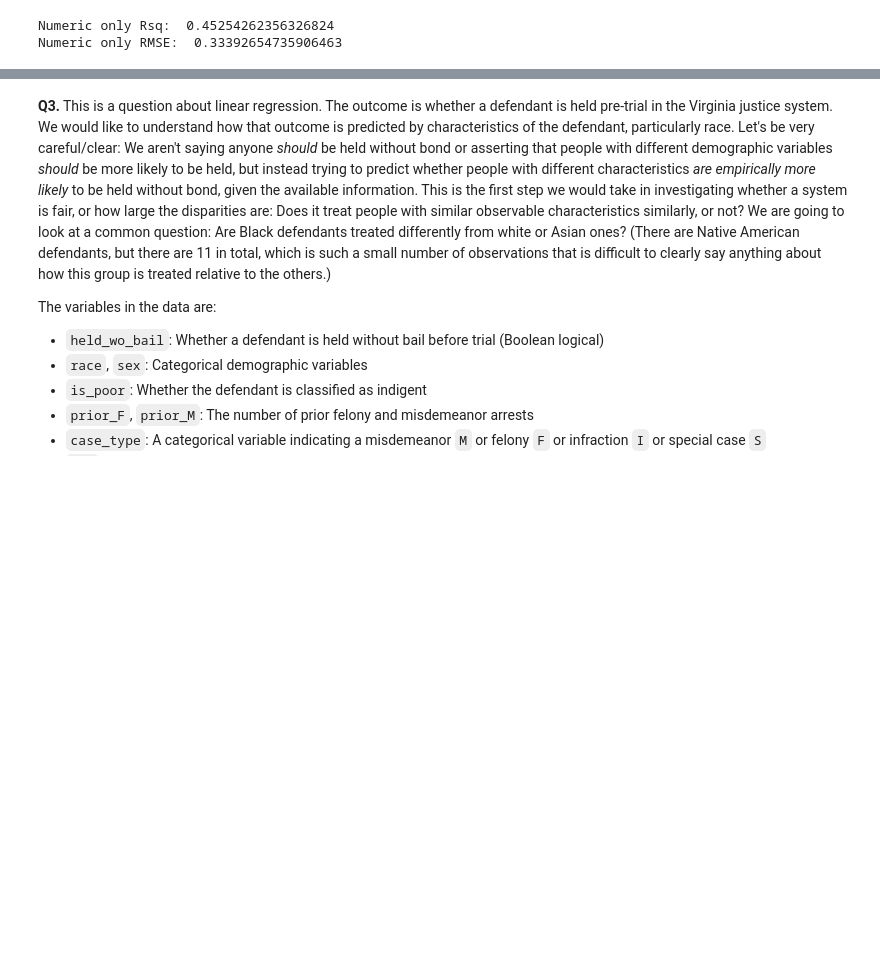
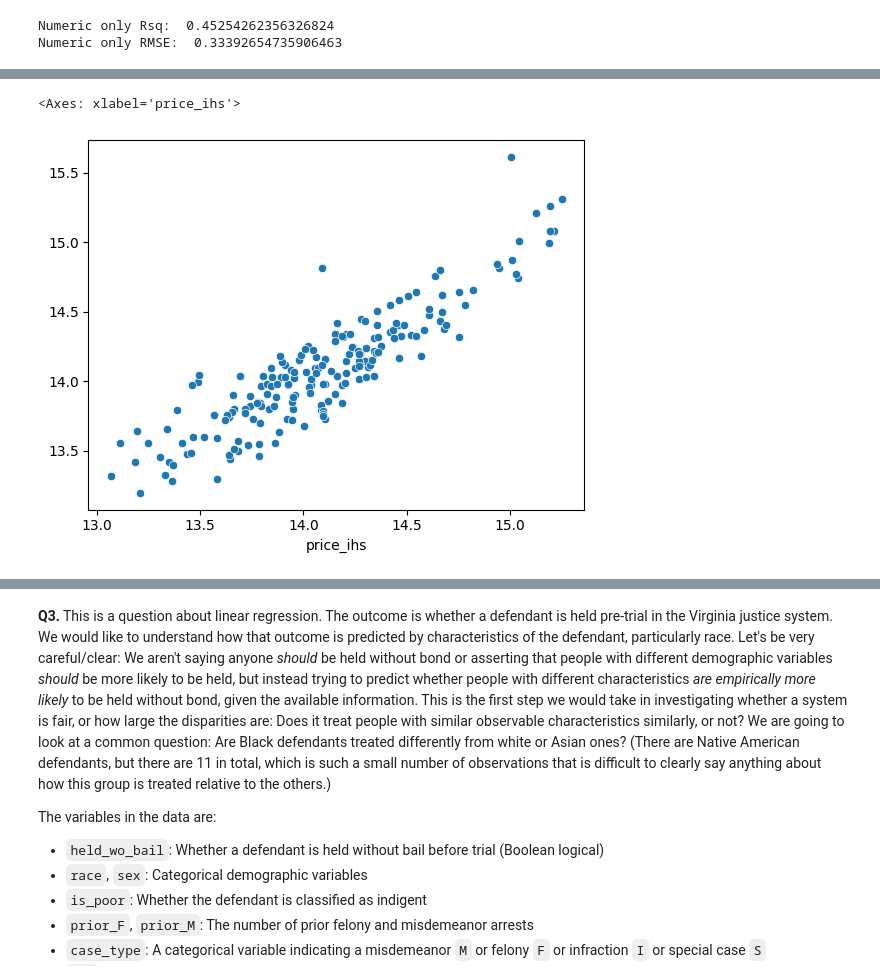
Before and after one commit to phf5kw/linearRegression, a Jupyter notebook: assignment.ipynb, the cells around one changed output, grey strips where cells are left out. Drawn from its saved outputs; the diff is of its cells as text; code cells hidden in the pictures; blank space fills up the shorter version.

```diff
--- a/assignment.ipynb
+++ b/assignment.ipynb
@@ -343,0 +384,37 @@ NameError: name 'df' is not defined
+# %%
+#PT 6
+
+# predictions code from earlier
+d = 2
+
+expander = PolynomialFeatures(degree=d,include_bias=False)
+Z = expander.fit_transform(X_test_n)
+names = expander.get_feature_names_out() # Get the names
+X_test_d = pd.DataFrame(data=Z, columns = names) # new expanded dataframe
+Z = expander.fit_transform(X_train_n)
+names = expander.get_feature_names_out() # Get the names
+X_train_d = pd.DataFrame(data=Z, columns = names) # new expanded dataframe
+#
+X_train_d.reset_index(drop=True, inplace=True)
+X_train_c.reset_index(drop=True, inplace=True)
+X_train_all = pd.concat([X_train_d, X_train_c], axis=1)
+X_train_all.columns = X_train_all.columns.astype(str)
+
+# reset indices for concatenating:
+X_test_d.reset_index(drop=True, inplace=True)
+X_test_c.reset_index(drop=True, inplace=True)
+X_test_all = pd.concat([X_test_d, X_test_c], axis=1)
+X_test_all.columns = X_test_all.columns.astype(str)
+
+# regression
+reg_all = linear_model.LinearRegression().fit(X_train_all,y_train) # Run regression
+
+# predictions and residuals:
+y_hat_all = reg_all.predict(X_test_all)
+residuals = y_test - y_hat_all
+
+# scatter
+sns.scatterplot(x=y_test,y=y_hat_all)
+# %% [output]
+<Axes: xlabel='price_ihs'>
+[figure, added]
```
Also changed, not shown: parts of 5 cells of this notebook.
